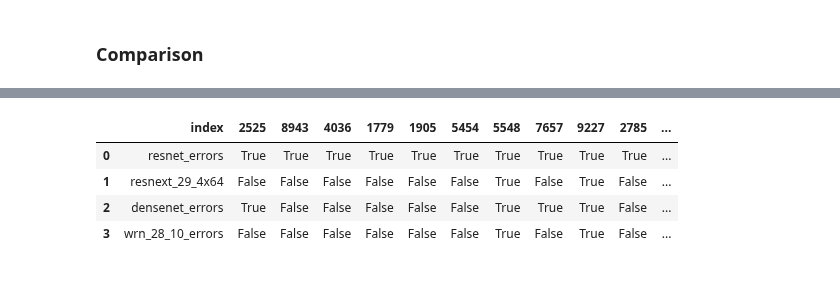
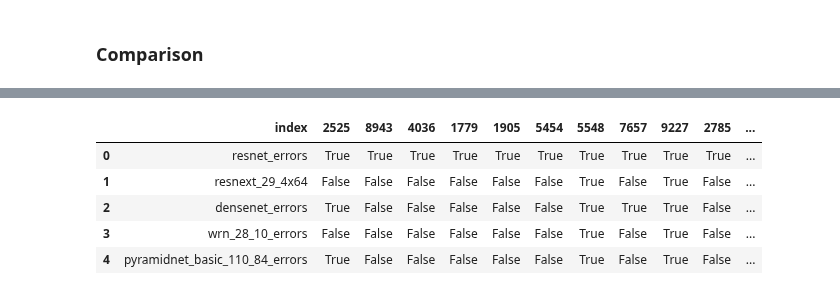
Before and after one commit to danzisar/w210-capstone, a Jupyter notebook: original_model_results/Reproducability_EDA.ipynb, the cells around one changed output, grey strips where cells are left out. Saved outputs shown, nothing was run; the diff lists cells and outputs as text; code cells hidden in the pictures.

```diff
--- a/original_model_results/Reproducability_EDA.ipynb
+++ b/original_model_results/Reproducability_EDA.ipynb
@@ -309,0 +321,4 @@ wrn_28_10_errors = error_by_r_score(npzfile)
+# %%
+output = './pyramidnet_basic_110_84/predictions_300.npz'
+npzfile = np.load(output)
+confirm_score(npzfile)
@@ -309,0 +343,2 @@ wrn_28_10_errors = error_by_r_score(npzfile)
+# %%
+pyramidnet_basic_110_84_errors = error_by_r_score(npzfile)
@@ -341,23 +396,25 @@ The number of common misclassifications across all models: 4
 # %%
 df = pd.DataFrame()
 
 for m, me in [('resnet_errors', resnet_errors), ('resnext_29_4x64', resnext_errors_4),
-              ('densenet_errors', densenet_errors), ('wrn_28_10_errors', wrn_28_10_errors)]:
+              ('densenet_errors', densenet_errors), ('wrn_28_10_errors', wrn_28_10_errors),
+              ('pyramidnet_basic_110_84_errors', pyramidnet_basic_110_84_errors)]:
     for e in me:
         df.loc[m, str(e)] = True
 
 pd.options.display.max_rows = None
 pd.options.display.max_columns = None
 df.fillna(False, inplace=True)
 cols = df.columns
 df.reset_index(inplace=True)
 df
 # %% [output]
 |  | index | 2525 | 8943 | 4036 | 1779 | 1905 | 5454 | 5548 | 7657 | 9227 | 2785 | ... |
 | 0 | resnet_errors | True | True | True | True | True | True | True | True | True | True | ... |
 | 1 | resnext_29_4x64 | False | False | False | False | False | False | True | False | True | False | ... |
 | 2 | densenet_errors | True | False | False | False | False | False | True | True | True | False | ... |
 | 3 | wrn_28_10_errors | False | False | False | False | False | False | True | False | True | False | ... |
+| 4 | pyramidnet_basic_110_84_errors | True | False | False | False | False | False | True | False | True | False | ... |
 # %%
 whoknows = df.groupby(list(cols))['index'].count()
 
```
Also changed, not shown: parts of 9 cells of this notebook.
